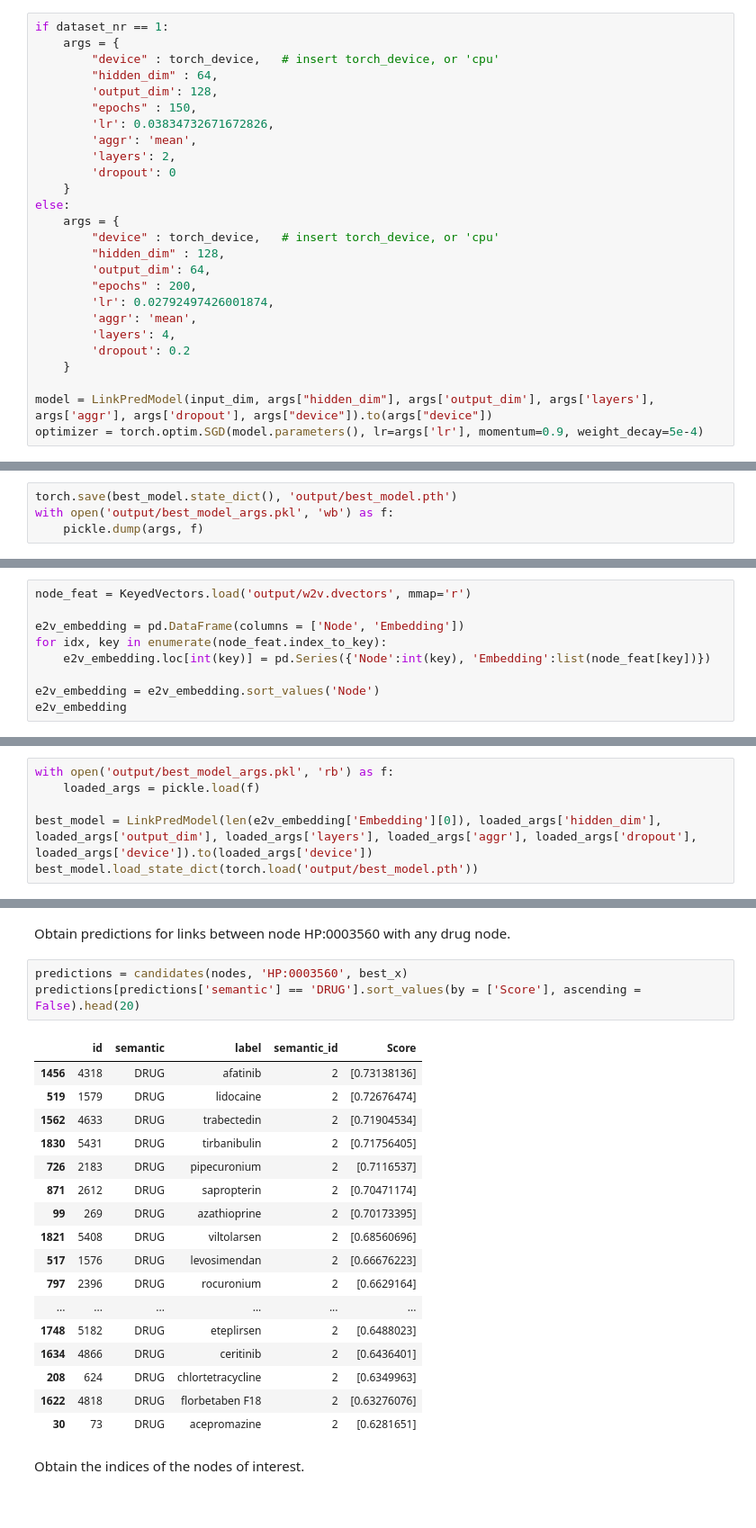
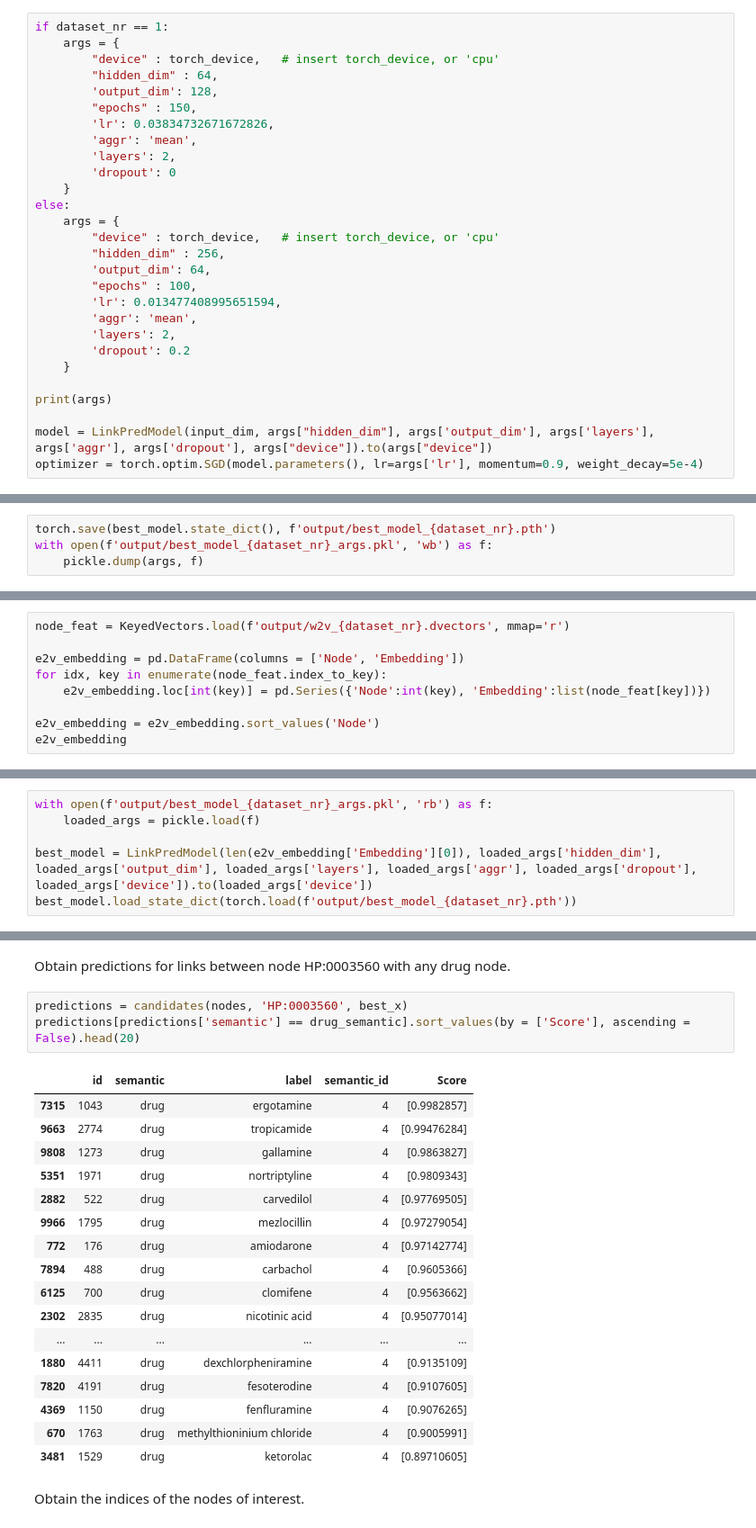
Before and after one commit to rosazwart/XAIFO-ThesisProject, a Jupyter notebook: predictor.ipynb, the cells around one changed output, grey strips where cells are left out. Shown at 90% size. Cells and saved outputs as stored; diff of their text form.

```diff
--- a/predictor.ipynb
+++ b/predictor.ipynb
@@ -726,14 +692,16 @@ if dataset_nr == 1:
 else:
     args = {
         "device" : torch_device,   # insert torch_device, or 'cpu'
-        "hidden_dim" : 128,
+        "hidden_dim" : 256,
         'output_dim': 64,
-        "epochs" : 200,
-        'lr': 0.02792497426001874,
+        "epochs" : 100,
+        'lr': 0.013477408995651594,
         'aggr': 'mean',
-        'layers': 4,
+        'layers': 2,
         'dropout': 0.2
     }
 
+print(args)
+
 model = LinkPredModel(input_dim, args["hidden_dim"], args['output_dim'], args['layers'], args['aggr'], args['dropout'], args["device"]).to(args["device"])
 optimizer = torch.optim.SGD(model.parameters(), lr=args['lr'], momentum=0.9, weight_decay=5e-4)
@@ -759,8 +733,8 @@ KeyboardInterrupt:
 # %% [markdown]
 Save the model and parameters
 # %%
-torch.save(best_model.state_dict(), 'output/best_model.pth')
-with open('output/best_model_args.pkl', 'wb') as f:
+torch.save(best_model.state_dict(), f'output/best_model_{dataset_nr}.pth')
+with open(f'output/best_model_{dataset_nr}_args.pkl', 'wb') as f:
     pickle.dump(args, f)
 # %% [markdown]
 ### Visualize Trained GNN Model Accuracy
@@ -867,7 +841,7 @@ The routine including node embedding and GNN training that needs to be optimized
 # %% [markdown]
 Load the Edge2Vec embedding
 # %%
-node_feat = KeyedVectors.load('output/w2v.dvectors', mmap='r')
+node_feat = KeyedVectors.load(f'output/w2v_{dataset_nr}.dvectors', mmap='r')
 
 e2v_embedding = pd.DataFrame(columns = ['Node', 'Embedding'])
 for idx, key in enumerate(node_feat.index_to_key):
@@ -927,11 +901,11 @@ torch.Size([2, 82899])
 # %% [markdown]
 Load arguments and parameters of trained GNN model.
 # %%
-with open('output/best_model_args.pkl', 'rb') as f:
+with open(f'output/best_model_{dataset_nr}_args.pkl', 'rb') as f:
     loaded_args = pickle.load(f)
 
 best_model = LinkPredModel(len(e2v_embedding['Embedding'][0]), loaded_args['hidden_dim'], loaded_args['output_dim'], loaded_args['layers'], loaded_args['aggr'], loaded_args['dropout'], loaded_args['device']).to(loaded_args['device'])
-best_model.load_state_dict(torch.load('output/best_model.pth'))
+best_model.load_state_dict(torch.load(f'output/best_model_{dataset_nr}.pth'))
 # %% [output]
 <All keys matched successfully>
 # %% [markdown]
@@ -1940,25 +1989,25 @@ Number of nodes is 10034
 Obtain predictions for links between node HP:0003560 with any drug node.
 # %%
 predictions = candidates(nodes, 'HP:0003560', best_x)
-predictions[predictions['semantic'] == 'DRUG'].sort_values(by = ['Score'], ascending = False).head(20)
+predictions[predictions['semantic'] == drug_semantic].sort_values(by = ['Score'], ascending = False).head(20)
 # %% [output]
 |  | id | semantic | label | semantic_id | Score |
-| 1456 | 4318 | DRUG | afatinib | 2 | [0.73138136] |
-| 519 | 1579 | DRUG | lidocaine | 2 | [0.72676474] |
-| 1562 | 4633 | DRUG | trabectedin | 2 | [0.71904534] |
-| 1830 | 5431 | DRUG | tirbanibulin | 2 | [0.71756405] |
-| 726 | 2183 | DRUG | pipecuronium | 2 | [0.7116537] |
-| 871 | 2612 | DRUG | sapropterin | 2 | [0.70471174] |
-| 99 | 269 | DRUG | azathioprine | 2 | [0.70173395] |
-| 1821 | 5408 | DRUG | viltolarsen | 2 | [0.68560696] |
-| 517 | 1576 | DRUG | levosimendan | 2 | [0.66676223] |
-| 797 | 2396 | DRUG | rocuronium | 2 | [0.6629164] |
+| 7315 | 1043 | drug | ergotamine | 4 | [0.9982857] |
+| 9663 | 2774 | drug | tropicamide | 4 | [0.99476284] |
+| 9808 | 1273 | drug | gallamine | 4 | [0.9863827] |
+| 5351 | 1971 | drug | nortriptyline | 4 | [0.9809343] |
+| 2882 | 522 | drug | carvedilol | 4 | [0.97769505] |
+| 9966 | 1795 | drug | mezlocillin | 4 | [0.97279054] |
+| 772 | 176 | drug | amiodarone | 4 | [0.97142774] |
+| 7894 | 488 | drug | carbachol | 4 | [0.9605366] |
+| 6125 | 700 | drug | clomifene | 4 | [0.9563662] |
+| 2302 | 2835 | drug | nicotinic acid | 4 | [0.95077014] |
 | ... | ... | ... | ... | ... | ... |
-| 1748 | 5182 | DRUG | eteplirsen | 2 | [0.6488023] |
-| 1634 | 4866 | DRUG | ceritinib | 2 | [0.6436401] |
-| 208 | 624 | DRUG | chlortetracycline | 2 | [0.6349963] |
-| 1622 | 4818 | DRUG | florbetaben F18 | 2 | [0.63276076] |
-| 30 | 73 | DRUG | acepromazine | 2 | [0.6281651] |
+| 1880 | 4411 | drug | dexchlorpheniramine | 4 | [0.9135109] |
+| 7820 | 4191 | drug | fesoterodine | 4 | [0.9107605] |
+| 4369 | 1150 | drug | fenfluramine | 4 | [0.9076265] |
+| 670 | 1763 | drug | methylthioninium chloride | 4 | [0.9005991] |
+| 3481 | 1529 | drug | ketorolac | 4 | [0.89710605] |
 # %% [markdown]
 Obtain the indices of the nodes of interest.
 # %%
```
Also changed, not shown: parts of 60 cells of this notebook, 26 other files.
